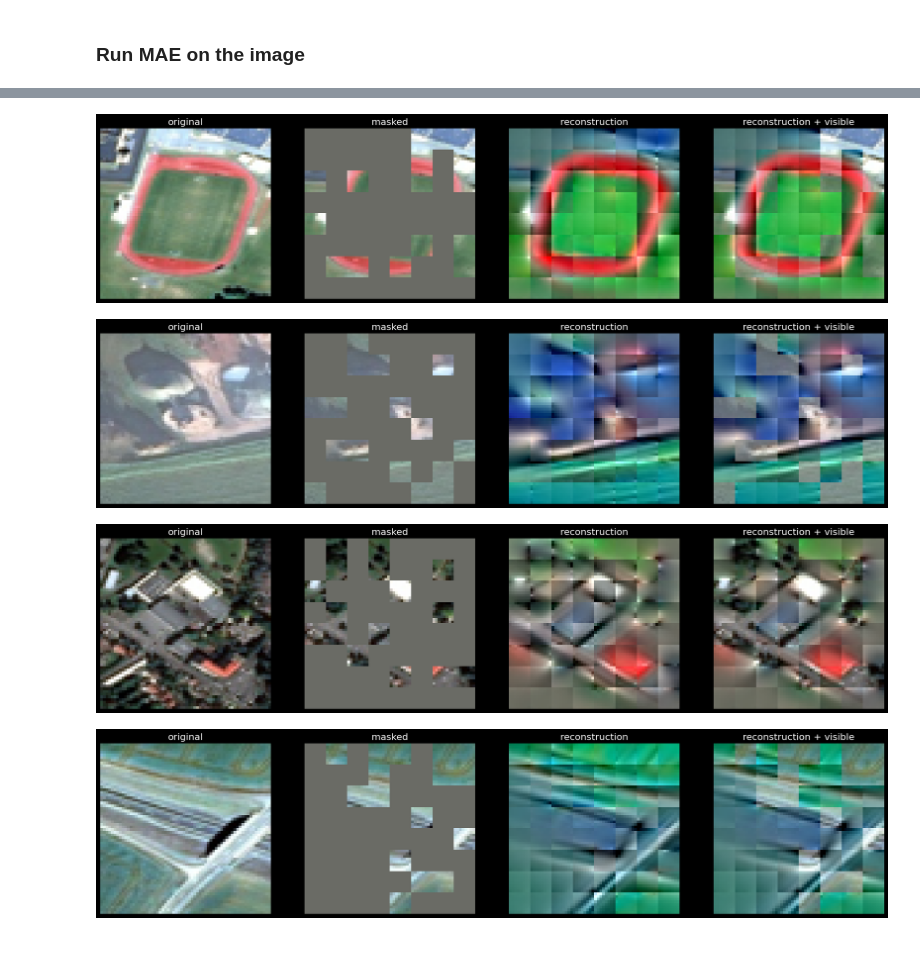
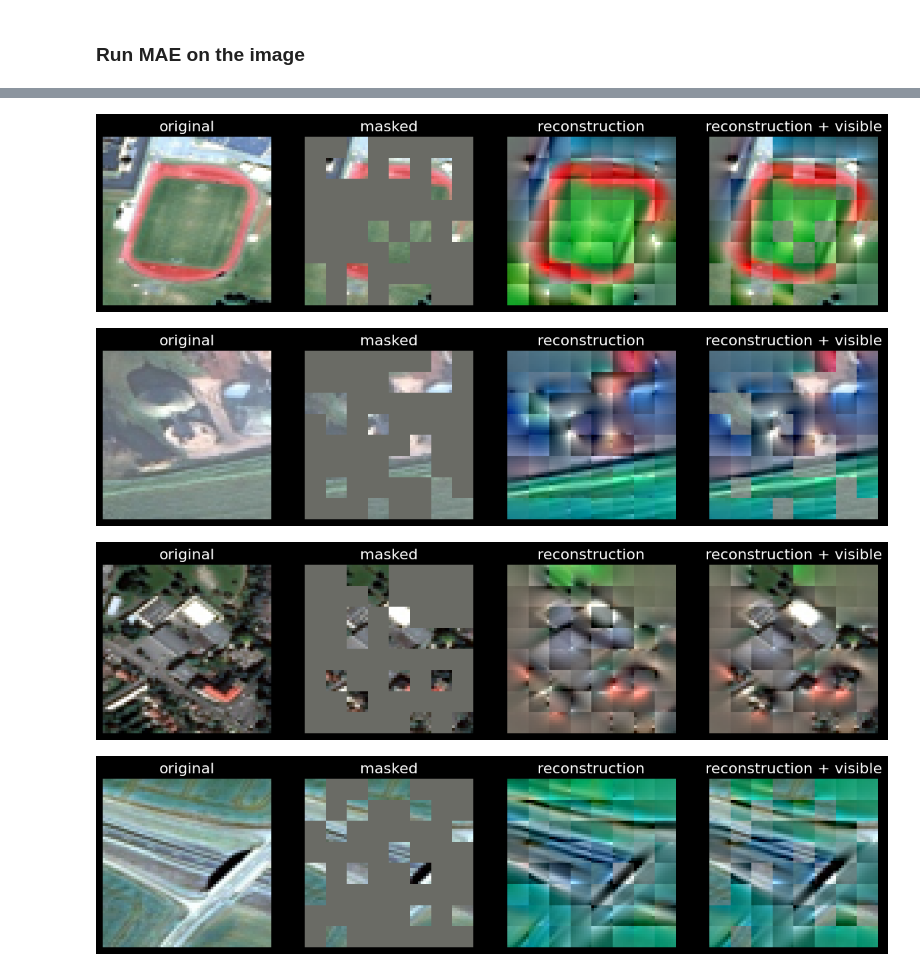
Before and after one commit to aicip/SatMAE, a Jupyter notebook: mae_visualize.ipynb, the cells around one changed output, grey strips where cells are left out. Drawn from its saved outputs; the diff is of its cells as text; code cells hidden in the pictures.

```diff
--- a/mae_visualize.ipynb
+++ b/mae_visualize.ipynb
@@ -48,10 +48,10 @@ viz.run_one_image(img, model, seed=None)
 # %%
 
 for img_path in glob.glob('./images/*.jpg'):
     img = viz.prepare_image(img_path, model)
-    viz.run_one_image(img, model, seed=None)
+    viz.run_one_image(img, model, seed=None, figsize=15)
 # %% [output]
-[figure, old version]
+[figure, new version]
-[figure, old version]
+[figure, new version]
-[figure, old version]
+[figure, new version]
-[figure, old version]
+[figure, new version]
```
Also changed, not shown: parts of 1 cell of this notebook, 1 other file.
